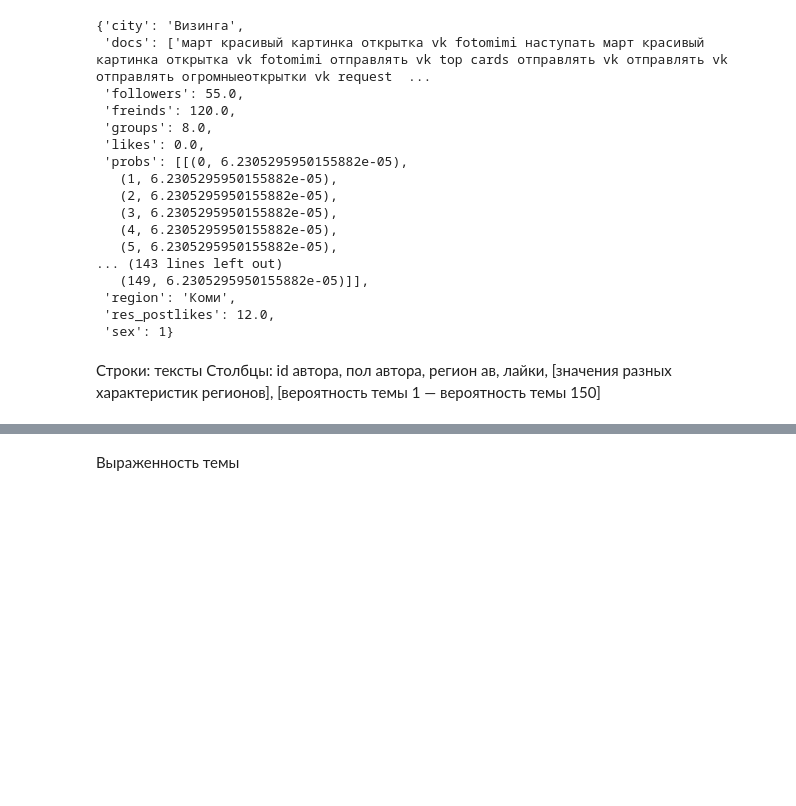
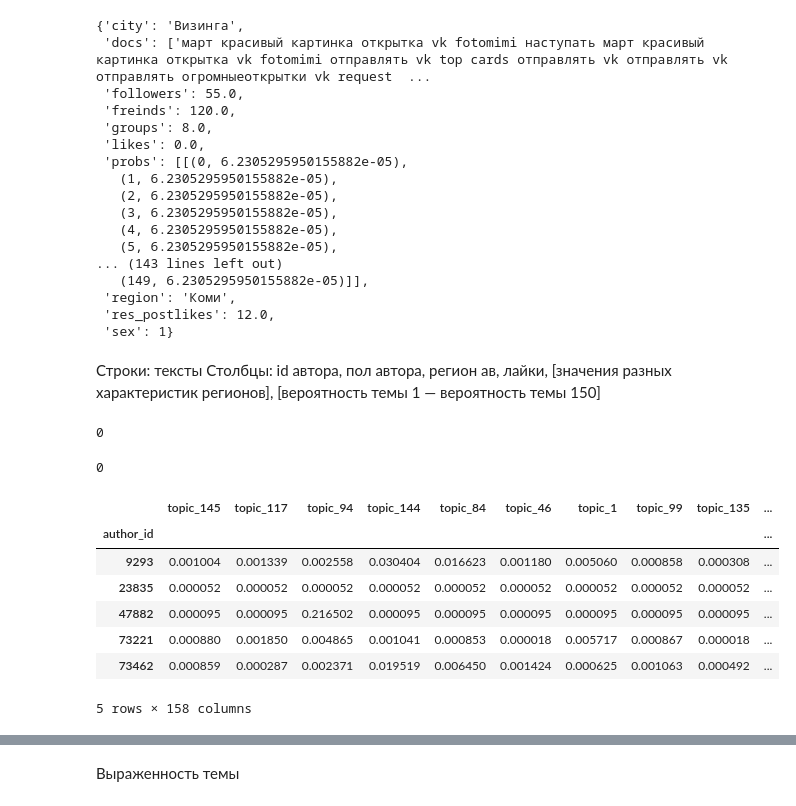
Before and after one commit to i-Hun/vk_problems_notebooks, a Jupyter notebook: merge_texts.ipynb, the cells around one changed output, grey strips where cells are left out. Drawn from its saved outputs; the diff is of its cells as text; code cells hidden in the pictures; blank space fills up the shorter version.

```diff
--- a/merge_texts.ipynb
+++ b/merge_texts.ipynb
@@ -250,6 +254,11 @@ data_authors_300 = data_authors_50[data_authors_50["author_id"].isin(authors_300
 data_authors_300.shape
 # %% [output]
 (346635, 22)
+# %%
+agg_dict = {"text": "sum", "region": "first", "city": "first",
+            "sex": "first", "freinds": "first", "followers": "first",
+            "res_postlikes": "first", "likes": "first", "groups": "first"
+           }
 # %%
 merged_300 = data_authors_300.groupby("author_id").agg({"text": "sum", "region": "first", "city": "first",
                                                         "sex": "first", "freinds": "first", "followers": "first",
@@ -507,4 +524,31 @@ with open("/Users/Hun/hse_thesis/region_topics.csv", "wt", newline="") as f:
             row_dict.update(t_dict)
             writer.writerow(row_dict)
 # %%
-topics_data = pd.read_csv("/Users/Hun/hse_thesis/region_topics.csv")
+topics_data = pd.read_csv("/Users/Hun/hse_thesis/region_topics_3.csv")
+# %%
+topics_data["topic_33"].isnull().sum()
+# %% [output]
+0
+# %%
+topics_names_dict = {}
+for num in range(150):
+    topics_names_dict["topic_" + str(num)] = "mean"
+# %%
+#del agg_dict["text"]
+final_agg_dict = {**agg_dict, **topics_names_dict}
+topic_data_by_author = topics_data.groupby("author_id").agg(final_agg_dict)
+# %%
+topic_data_by_author["topic_33"].isnull().sum()
+# %% [output]
+0
+# %%
+topic_data_by_author.head()
+# %% [output]
+|  | topic_145 | topic_117 | topic_94 | topic_144 | topic_84 | topic_46 | topic_1 | topic_99 | topic_135 | ... |
+| author_id |  |  |  |  |  |  |  |  |  | ... |
+| 9293 | 0.001004 | 0.001339 | 0.002558 | 0.030404 | 0.016623 | 0.001180 | 0.005060 | 0.000858 | 0.000308 | ... |
+| 23835 | 0.000052 | 0.000052 | 0.000052 | 0.000052 | 0.000052 | 0.000052 | 0.000052 | 0.000052 | 0.000052 | ... |
+| 47882 | 0.000095 | 0.000095 | 0.216502 | 0.000095 | 0.000095 | 0.000095 | 0.000095 | 0.000095 | 0.000095 | ... |
+| 73221 | 0.000880 | 0.001850 | 0.004865 | 0.001041 | 0.000853 | 0.000018 | 0.005717 | 0.000867 | 0.000018 | ... |
+| 73462 | 0.000859 | 0.000287 | 0.002371 | 0.019519 | 0.006450 | 0.001424 | 0.000625 | 0.001063 | 0.000492 | ... |
+5 rows × 158 columns
```
Also changed, not shown: parts of 14 cells of this notebook, 7 other files.
